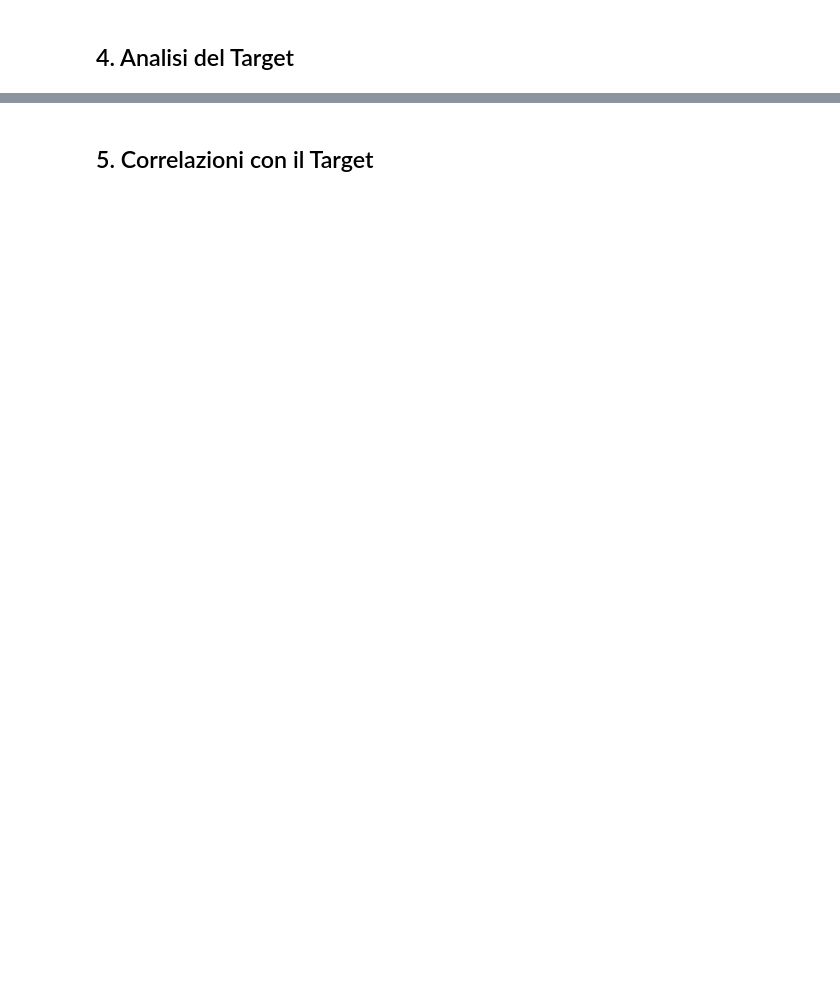
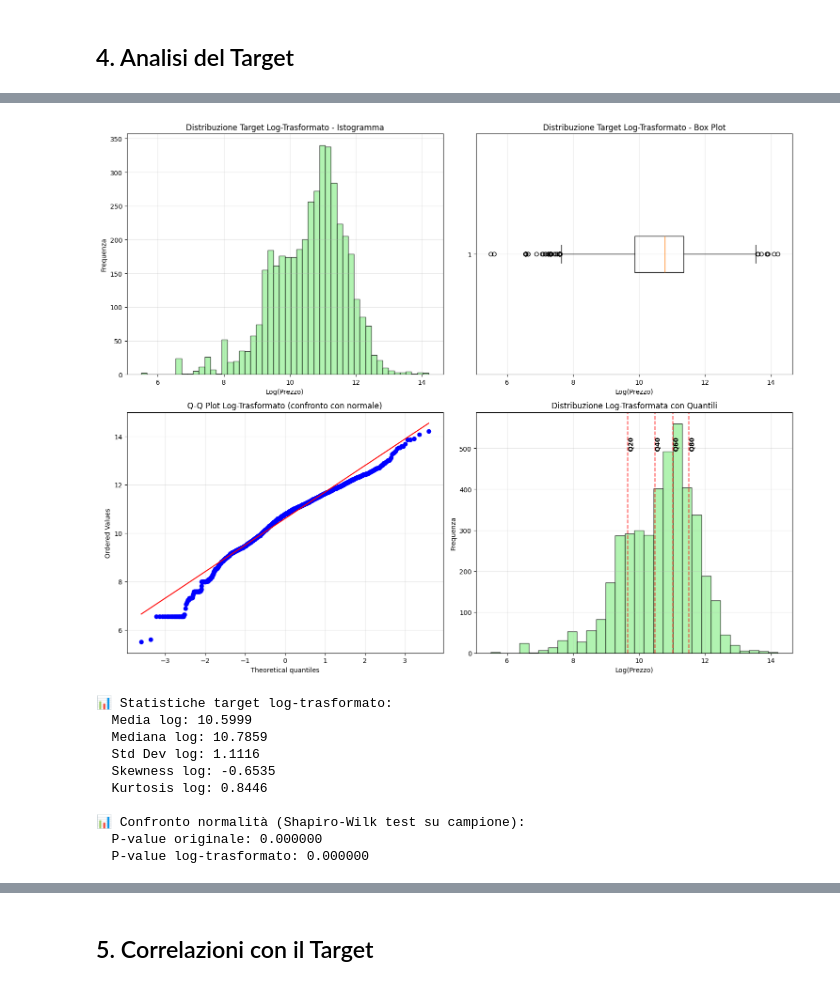
Before and after one commit to BaffoBello14/stimatrix, a Jupyter notebook: notebooks/eda_raw.ipynb, the cells around one changed output, grey strips where cells are left out. Drawn from its saved outputs; the diff is of its cells as text; code cells hidden in the pictures; blank space fills up the shorter version.

```diff
--- a/notebooks/eda_raw.ipynb
+++ b/notebooks/eda_raw.ipynb
@@ -212,0 +290,66 @@ plt.show()
+# %%
+# Grafici della distribuzione del target con trasformazione logaritmica
+target_log = np.log(target_data)
+
+fig, axes = plt.subplots(2, 2, figsize=(15, 12))
+
+# 1. Istogramma log-trasformato
+axes[0,0].hist(target_log, bins=50, alpha=0.7, color='lightgreen', edgecolor='black')
+axes[0,0].set_title('Distribuzione Target Log-Trasformato - Istogramma')
+axes[0,0].set_xlabel('Log(Prezzo)')
+axes[0,0].set_ylabel('Frequenza')
+axes[0,0].grid(True, alpha=0.3)
+
+# 2. Box plot log-trasformato
+axes[0,1].boxplot(target_log, vert=False)
+axes[0,1].set_title('Distribuzione Target Log-Trasformato - Box Plot')
+axes[0,1].set_xlabel('Log(Prezzo)')
+axes[0,1].grid(True, alpha=0.3)
+
+# 3. QQ Plot log-trasformato
+sample_log = target_log.sample(n=sample_size, random_state=42)
+scipy_stats.probplot(sample_log, dist="norm", plot=axes[1,0])
+axes[1,0].set_title('Q-Q Plot Log-Trasformato (confronto con normale)')
+axes[1,0].grid(True, alpha=0.3)
+
+# 4. Distribuzione log-trasformata con quantili
+quantiles_viz = [0, 0.2, 0.4, 0.6, 0.8, 1.0]
+axes[1,1].hist(target_log, bins=30, alpha=0.7, color='lightgreen', edgecolor='black')
+for q in quantiles_viz[1:-1]:
+    price_q_log = target_log.quantile(q)
+    axes[1,1].axvline(price_q_log, color='red', linestyle='--', alpha=0.7)
+    axes[1,1].text(price_q_log, axes[1,1].get_ylim()[1]*0.9, f'Q{int(q*100)}',
+                   rotation=90, verticalalignment='top', fontweight='bold')
+axes[1,1].set_title('Distribuzione Log-Trasformata con Quantili')
+axes[1,1].set_xlabel('Log(Prezzo)')
+axes[1,1].set_ylabel('Frequenza')
+axes[1,1].grid(True, alpha=0.3)
+
+plt.tight_layout()
+plt.show()
+
+# Statistiche del target log-trasformato
+print("\n📊 Statistiche target log-trasformato:")
+print(f"  Media log: {target_log.mean():.4f}")
+print(f"  Mediana log: {target_log.median():.4f}")
+print(f"  Std Dev log: {target_log.std():.4f}")
+print(f"  Skewness log: {scipy_stats.skew(target_log):.4f}")
+print(f"  Kurtosis log: {scipy_stats.kurtosis(target_log):.4f}")
+
+print(f"\n📊 Confronto normalità (Shapiro-Wilk test su campione):")
+_, p_orig = scipy_stats.shapiro(sample_data)
+_, p_log = scipy_stats.shapiro(sample_log)
+print(f"  P-value originale: {p_orig:.6f}")
+print(f"  P-value log-trasformato: {p_log:.6f}")
+# %% [output]
+[figure, added]
+📊 Statistiche target log-trasformato:
+  Media log: 10.5999
+  Mediana log: 10.7859
+  Std Dev log: 1.1116
+  Skewness log: -0.6535
+  Kurtosis log: 0.8446
+
+📊 Confronto normalità (Shapiro-Wilk test su campione):
+  P-value originale: 0.000000
+  P-value log-trasformato: 0.000000
```
Also changed, not shown: parts of 13 cells of this notebook, 2 other files.
